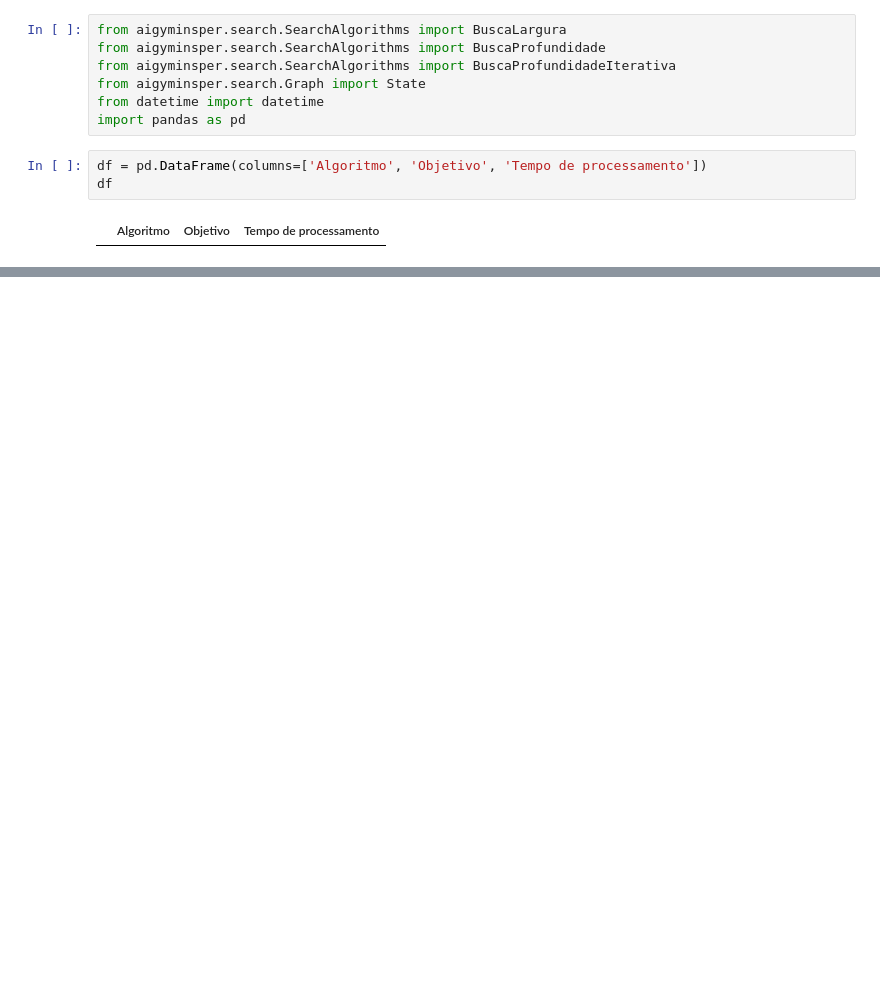
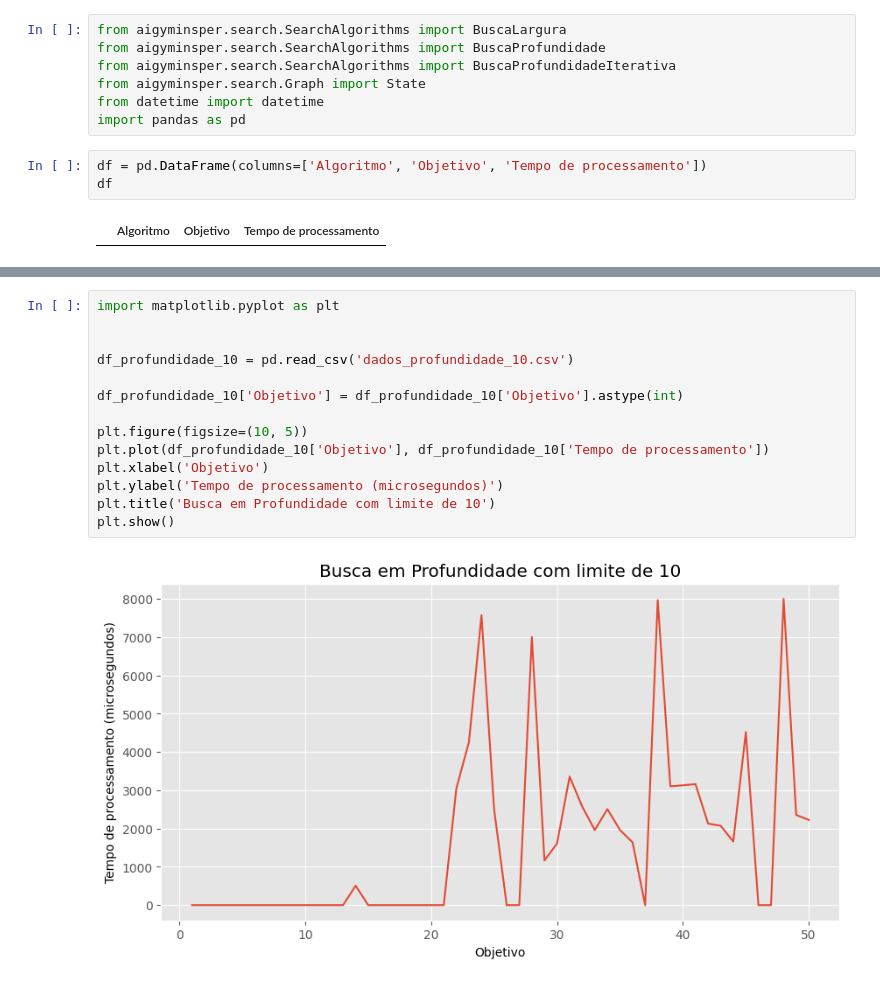
Before and after one commit to Insper/ai_gym, a Jupyter notebook: final.ipynb, the cells around one changed output, grey strips where cells are left out. Saved outputs shown, nothing was run; the diff lists cells and outputs as text; blank space fills up the shorter version.

```diff
--- a/final.ipynb
+++ b/final.ipynb
@@ -12,0 +77,16 @@ df
+# %%
+import matplotlib.pyplot as plt
+
+
+df_profundidade_10 = pd.read_csv('dados_profundidade_10.csv')
+
+df_profundidade_10['Objetivo'] = df_profundidade_10['Objetivo'].astype(int)
+
+plt.figure(figsize=(10, 5))
+plt.plot(df_profundidade_10['Objetivo'], df_profundidade_10['Tempo de processamento'])
+plt.xlabel('Objetivo')
+plt.ylabel('Tempo de processamento (microsegundos)')
+plt.title('Busca em Profundidade com limite de 10')
+plt.show()
+# %% [output]
+[figure, added]
```
Also changed, not shown: parts of 6 cells of this notebook, 3 other files.
